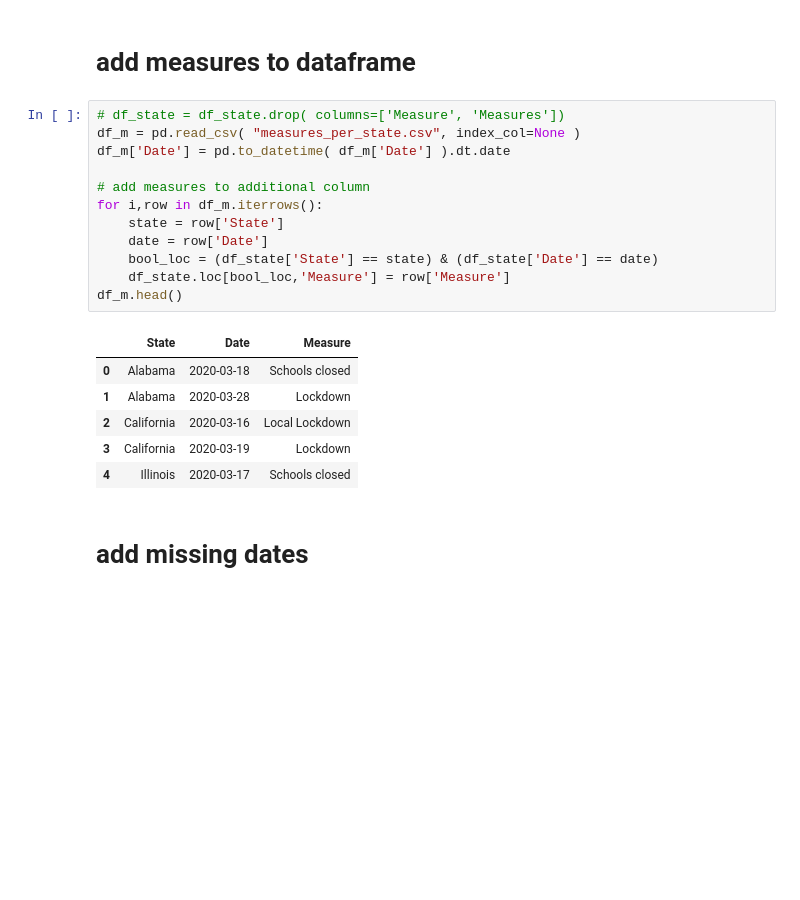
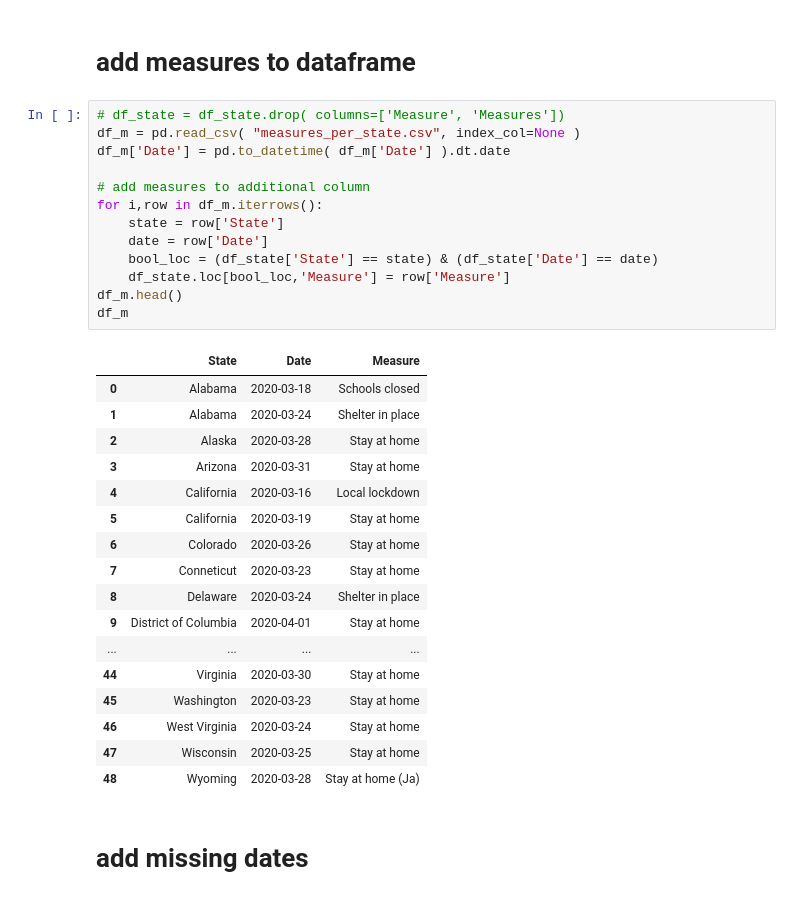
Before and after one commit to tlmohren/Covid19_analysis, a Jupyter notebook: JHUdata_states_daily.ipynb, the cells around one changed output. Drawn from its saved outputs; the diff is of its cells as text; blank space fills up the shorter version.

```diff
--- a/JHUdata_states_daily.ipynb
+++ b/JHUdata_states_daily.ipynb
@@ -294,22 +286,34 @@ Text(0, 0.5, 'Confirmed deatjs')
 # %%
 # df_state = df_state.drop( columns=['Measure', 'Measures'])
 df_m = pd.read_csv( "measures_per_state.csv", index_col=None )
 df_m['Date'] = pd.to_datetime( df_m['Date'] ).dt.date
 
 # add measures to additional column
 for i,row in df_m.iterrows():
     state = row['State']
     date = row['Date']
     bool_loc = (df_state['State'] == state) & (df_state['Date'] == date)
     df_state.loc[bool_loc,'Measure'] = row['Measure']
 df_m.head()
+df_m
 # %% [output]
 |  | State | Date | Measure |
 | 0 | Alabama | 2020-03-18 | Schools closed |
-| 1 | Alabama | 2020-03-28 | Lockdown |
-| 2 | California | 2020-03-16 | Local Lockdown |
-| 3 | California | 2020-03-19 | Lockdown |
-| 4 | Illinois | 2020-03-17 | Schools closed |
+| 1 | Alabama | 2020-03-24 | Shelter in place |
+| 2 | Alaska | 2020-03-28 | Stay at home |
+| 3 | Arizona | 2020-03-31 | Stay at home |
+| 4 | California | 2020-03-16 | Local lockdown |
+| 5 | California | 2020-03-19 | Stay at home |
+| 6 | Colorado | 2020-03-26 | Stay at home |
+| 7 | Conneticut | 2020-03-23 | Stay at home |
+| 8 | Delaware | 2020-03-24 | Shelter in place |
+| 9 | District of Columbia | 2020-04-01 | Stay at home |
+| ... | ... | ... | ... |
+| 44 | Virginia | 2020-03-30 | Stay at home |
+| 45 | Washington | 2020-03-23 | Stay at home |
+| 46 | West Virginia | 2020-03-24 | Stay at home |
+| 47 | Wisconsin | 2020-03-25 | Stay at home |
+| 48 | Wyoming | 2020-03-28 | Stay at home (Ja) |
 # %% [markdown]
 # add missing dates
 # %%
```
Also changed, not shown: parts of 11 cells of this notebook, 22 other files.
